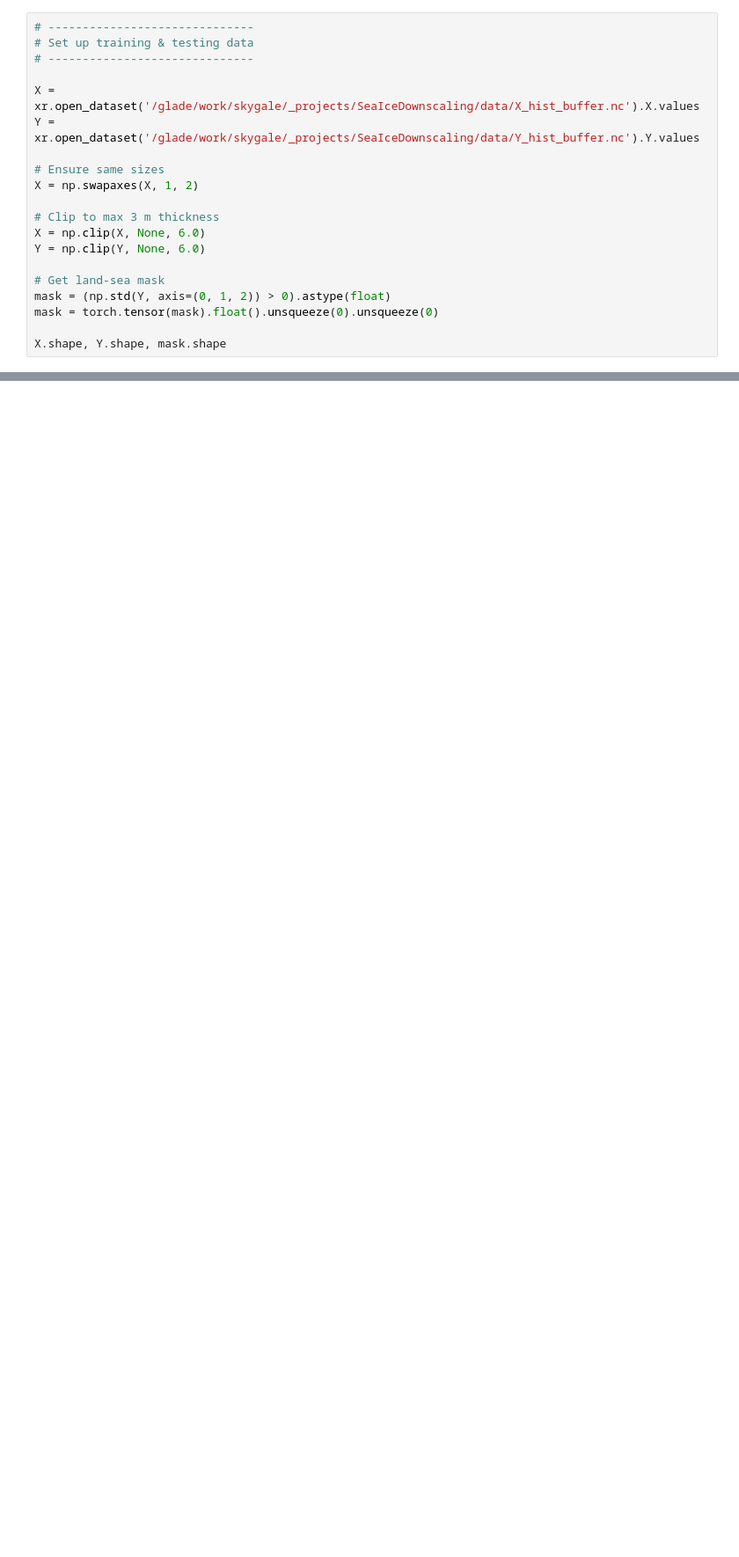
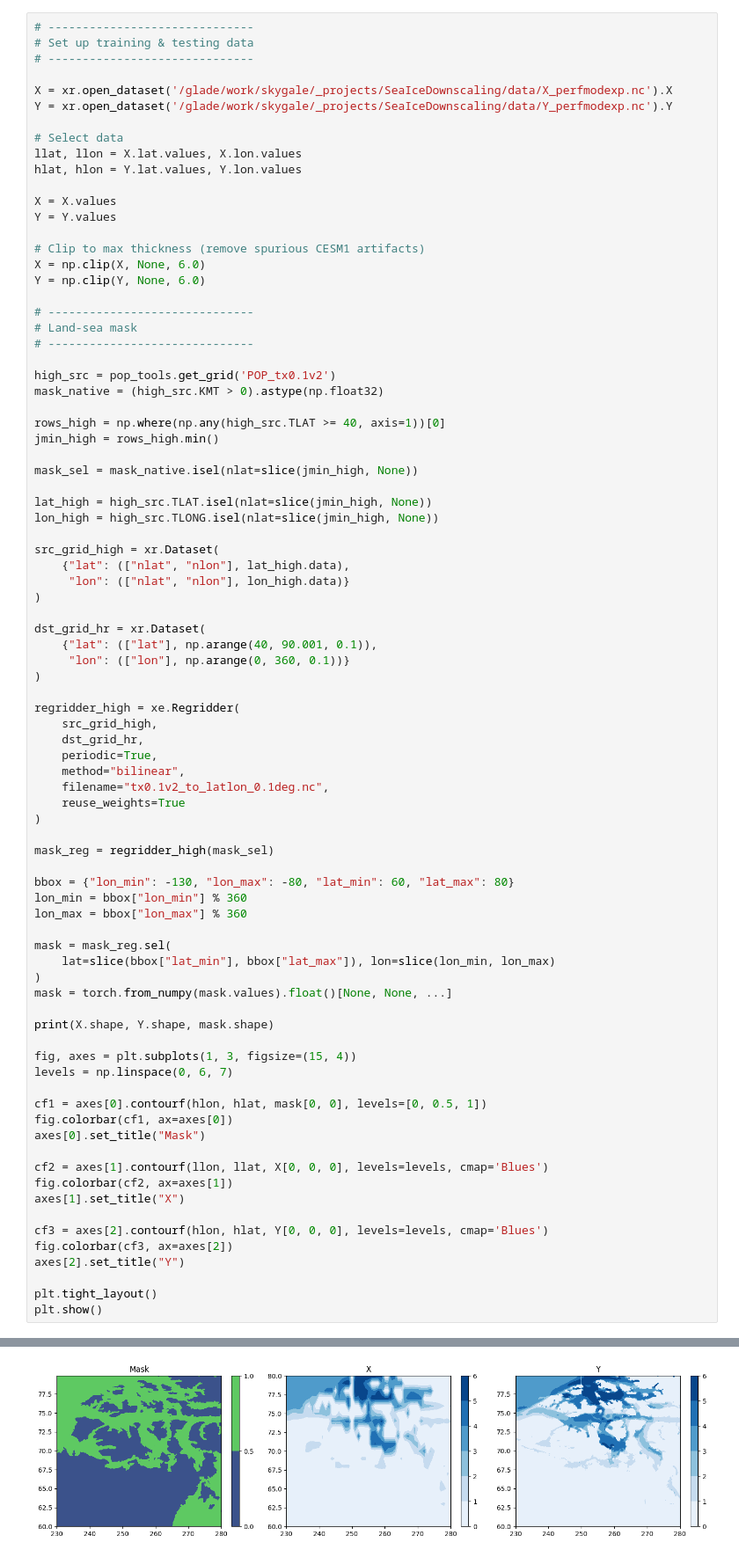
Before and after one commit to skylargale/sea-ice-downscaling, a Jupyter notebook: 3d_unet_model.ipynb, the cells around one changed output, grey strips where cells are left out. Shown: that part at 88% size. Cells and saved outputs as stored; diff of their text form; blank space fills up the shorter version.

```diff
--- a/3d_unet_model.ipynb
+++ b/3d_unet_model.ipynb
@@ -20,19 +28,82 @@ Device: cuda
 # Set up training & testing data
 # ------------------------------
 
-X = xr.open_dataset('/glade/work/skygale/_projects/SeaIceDownscaling/data/X_hist_buffer.nc').X.values
-Y = xr.open_dataset('/glade/work/skygale/_projects/SeaIceDownscaling/data/Y_hist_buffer.nc').Y.values
+X = xr.open_dataset('/glade/work/skygale/_projects/SeaIceDownscaling/data/X_perfmodexp.nc').X
+Y = xr.open_dataset('/glade/work/skygale/_projects/SeaIceDownscaling/data/Y_perfmodexp.nc').Y
 
-# Ensure same sizes
-X = np.swapaxes(X, 1, 2)
+# Select data
+llat, llon = X.lat.values, X.lon.values
+hlat, hlon = Y.lat.values, Y.lon.values
 
-# Clip to max 3 m thickness
+X = X.values
+Y = Y.values
+
+# Clip to max thickness (remove spurious CESM1 artifacts)
 X = np.clip(X, None, 6.0)
 Y = np.clip(Y, None, 6.0)
 
-# Get land-sea mask
-mask = (np.std(Y, axis=(0, 1, 2)) > 0).astype(float)
-mask = torch.tensor(mask).float().unsqueeze(0).unsqueeze(0)
+# ------------------------------
+# Land-sea mask
+# ------------------------------
 
-X.shape, Y.shape, mask.shape
+high_src = pop_tools.get_grid('POP_tx0.1v2')
+mask_native = (high_src.KMT > 0).astype(np.float32)
+
+rows_high = np.where(np.any(high_src.TLAT >= 40, axis=1))[0]
+jmin_high = rows_high.min()
+
+mask_sel = mask_native.isel(nlat=slice(jmin_high, None))
+
+lat_high = high_src.TLAT.isel(nlat=slice(jmin_high, None))
+lon_high = high_src.TLONG.isel(nlat=slice(jmin_high, None))
+
+src_grid_high = xr.Dataset(
+    {"lat": (["nlat", "nlon"], lat_high.data),
+     "lon": (["nlat", "nlon"], lon_high.data)}
+)
+
+dst_grid_hr = xr.Dataset(
+    {"lat": (["lat"], np.arange(40, 90.001, 0.1)),
+     "lon": (["lon"], np.arange(0, 360, 0.1))}
+)
+
+regridder_high = xe.Regridder(
+    src_grid_high,
+    dst_grid_hr,
+    periodic=True,
+    method="bilinear",
+    filename="tx0.1v2_to_latlon_0.1deg.nc",
+    reuse_weights=True
+)
+
+mask_reg = regridder_high(mask_sel)
+
+bbox = {"lon_min": -130, "lon_max": -80, "lat_min": 60, "lat_max": 80}
+lon_min = bbox["lon_min"] % 360
+lon_max = bbox["lon_max"] % 360
+
+mask = mask_reg.sel(
+    lat=slice(bbox["lat_min"], bbox["lat_max"]), lon=slice(lon_min, lon_max)
+)
+mask = torch.from_numpy(mask.values).float()[None, None, ...]
+
+print(X.shape, Y.shape, mask.shape)
+
+fig, axes = plt.subplots(1, 3, figsize=(15, 4))
+levels = np.linspace(0, 6, 7)
+
+cf1 = axes[0].contourf(hlon, hlat, mask[0, 0], levels=[0, 0.5, 1])
+fig.colorbar(cf1, ax=axes[0])
+axes[0].set_title("Mask")
+
+cf2 = axes[1].contourf(llon, llat, X[0, 0, 0], levels=levels, cmap='Blues')
+fig.colorbar(cf2, ax=axes[1])
+axes[1].set_title("X")
+
+cf3 = axes[2].contourf(hlon, hlat, Y[0, 0, 0], levels=levels, cmap='Blues')
+fig.colorbar(cf3, ax=axes[2])
+axes[2].set_title("Y")
+
+plt.tight_layout()
+plt.show()
 # %% [output]
@@ -39,0 +111 @@ X.shape, Y.shape, mask.shape
+[figure, added]
```
Also changed, not shown: parts of 21 cells of this notebook, 1 other file.
